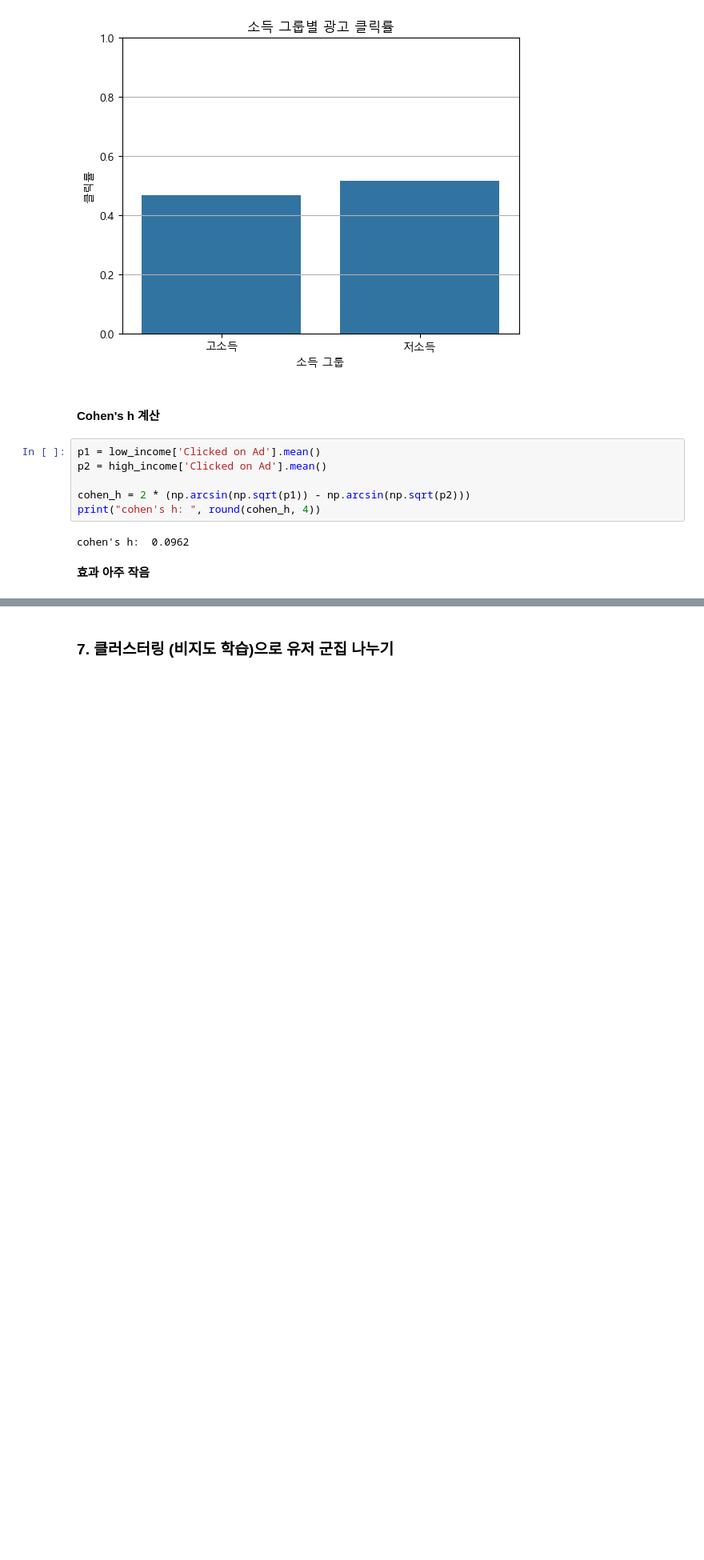
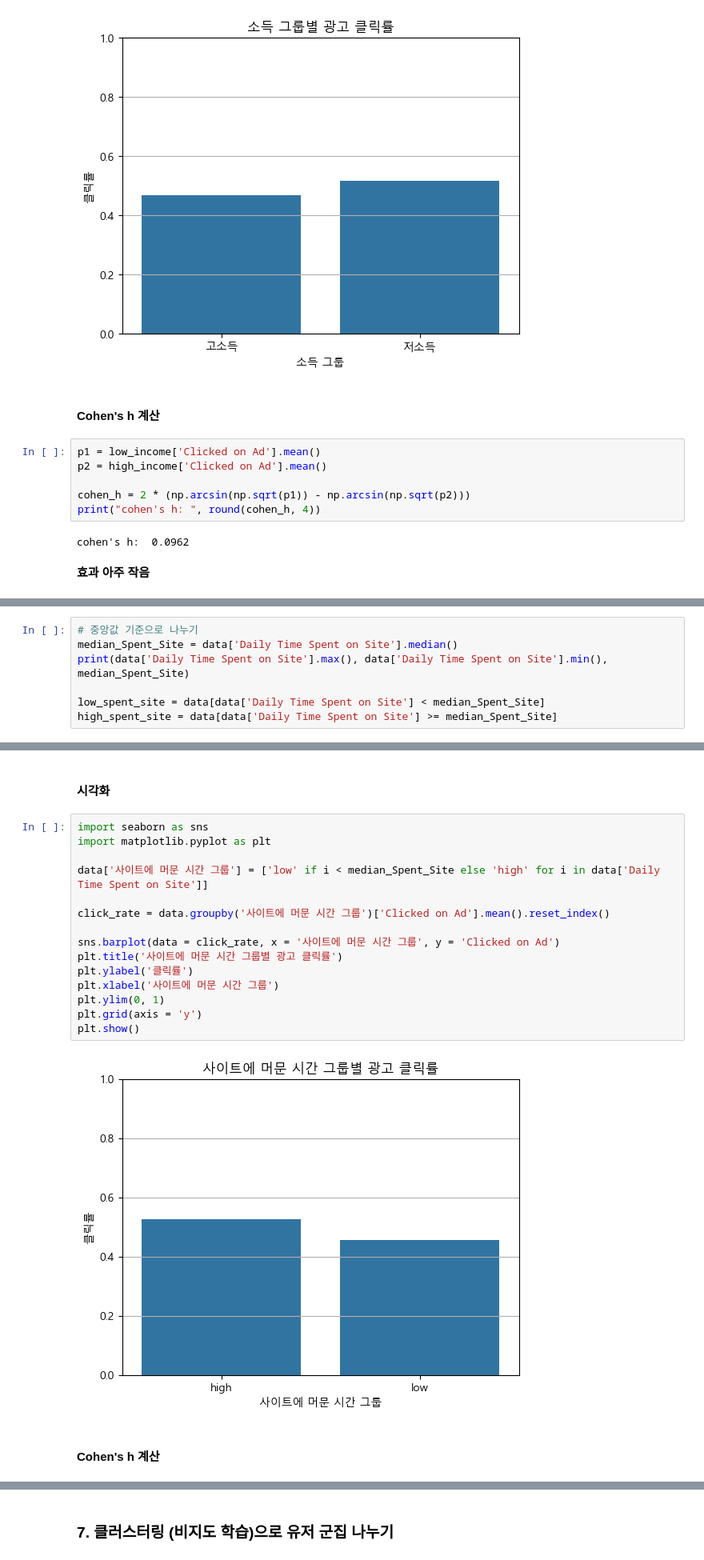
Before and after one commit to 1ee1hee/Data_analysis, a Jupyter notebook: 광고 클릭률 데이터 분석/Ads_analysis.ipynb, the cells around one changed output, grey strips where cells are left out. Shown: that part at 80% size. Cells and saved outputs as stored; diff of their text form; blank space fills up the shorter version.

```diff
--- a/광고 클릭률 데이터 분석/Ads_analysis.ipynb
+++ b/광고 클릭률 데이터 분석/Ads_analysis.ipynb
@@ -529,0 +532,7 @@ cohen's h:  0.0962
+# %%
+# 중앙값 기준으로 나누기
+median_Spent_Site = data['Daily Time Spent on Site'].median()
+print(data['Daily Time Spent on Site'].max(), data['Daily Time Spent on Site'].min(), median_Spent_Site)
+
+low_spent_site = data[data['Daily Time Spent on Site'] < median_Spent_Site]
+high_spent_site = data[data['Daily Time Spent on Site'] >= median_Spent_Site]
@@ -529,0 +560,21 @@ cohen's h:  0.0962
+# %% [markdown]
+#### 시각화
+# %%
+import seaborn as sns
+import matplotlib.pyplot as plt
+
+data['사이트에 머문 시간 그룹'] = ['low' if i < median_Spent_Site else 'high' for i in data['Daily Time Spent on Site']]
+
+click_rate = data.groupby('사이트에 머문 시간 그룹')['Clicked on Ad'].mean().reset_index()
+
+sns.barplot(data = click_rate, x = '사이트에 머문 시간 그룹', y = 'Clicked on Ad')
+plt.title('사이트에 머문 시간 그룹별 광고 클릭률')
+plt.ylabel('클릭률')
+plt.xlabel('사이트에 머문 시간 그룹')
+plt.ylim(0, 1)
+plt.grid(axis = 'y')
+plt.show()
+# %% [output]
+[figure, added]
+# %% [markdown]
+#### Cohen's h 계산
```
Also changed, not shown: parts of 29 cells of this notebook.
